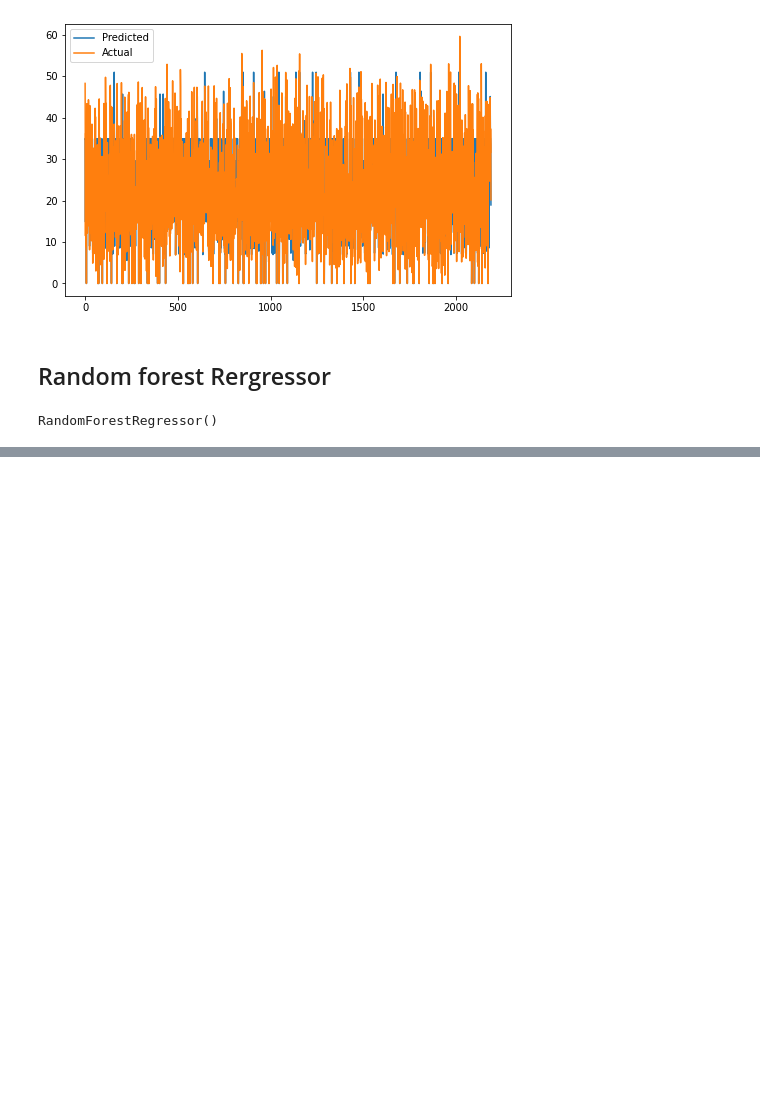
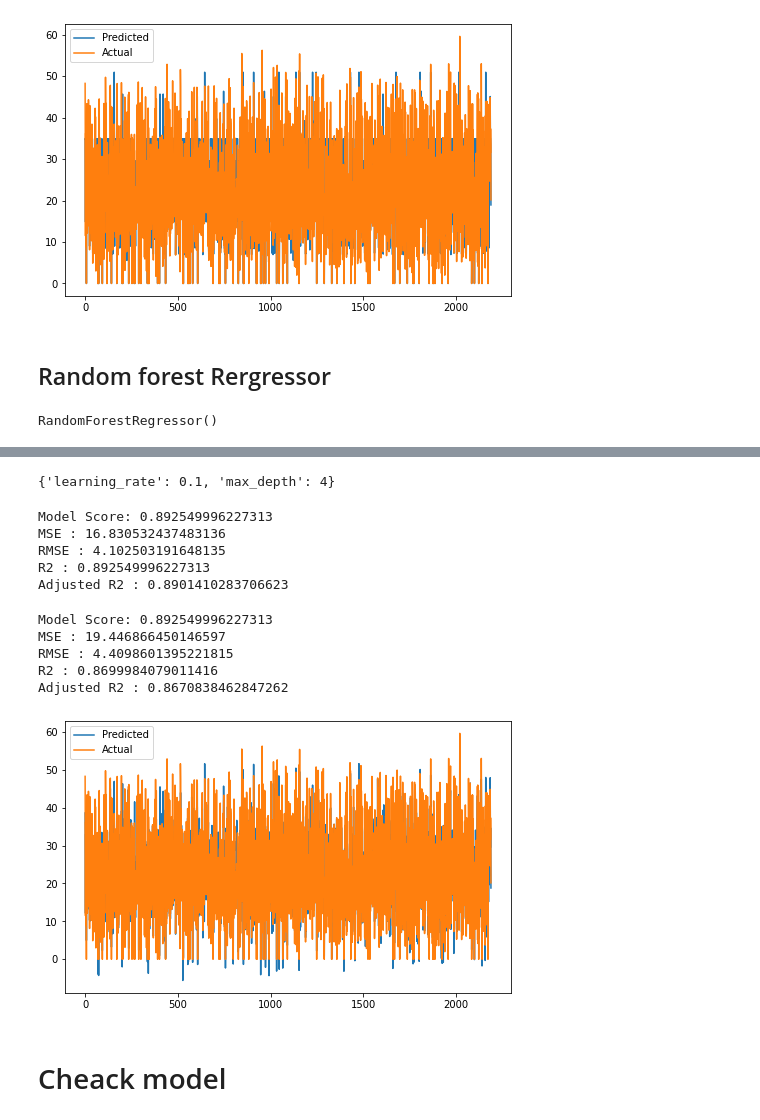
Before and after one commit to satyam-jyoti-sankar/Bike-Sharing-Demand-Prediction-, a Jupyter notebook: Bike_Sharing_Demand_Prediction_Capstone_Project.ipynb, the cells around one changed output, grey strips where cells are left out. Drawn from its saved outputs; the diff is of its cells as text; code cells hidden in the pictures; blank space fills up the shorter version.

```diff
--- a/Bike_Sharing_Demand_Prediction_Capstone_Project.ipynb
+++ b/Bike_Sharing_Demand_Prediction_Capstone_Project.ipynb
@@ -953,0 +1058,15 @@ plt.show()
+# %%
+import xgboost as xgb
+xg_model = xgb.XGBRegressor()
+parameters = {
+    'max_depth':  (4,6,8,10),
+    # 'n_estimators': (100,200,500,1000,1500),
+    'learning_rate': [0.1, 0.01, 0.05,0.09]
+}
+# 'learning_rate': [0.01,0.02,0.03,0.04],
+                  # 'subsample'    : [0.9, 0.5, 0.2, 0.1],
+                  # 'n_estimators' : [100,500,1000, 1500],
+                  # 'max_depth'    : [4,6,8,10]
+# %%
+xg_regression=GridSearchCV(xg_model,param_grid=parameters,scoring='roc_auc',cv=5,verbose=3)
+xg_regression.fit(x_train,y_train)
@@ -953,0 +1095,60 @@ plt.show()
+# %%
+xg_regression.best_params_
+# xg_regression.best_estimator_
+# %% [output]
+{'learning_rate': 0.1, 'max_depth': 4}
+# %%
+xg_regression.best_estimator_
+xg_optimal_model = xg_regression.best_estimator_
+# xg_grid.best_params_
+# Making predictions on train and test data
+
+y_pred_train_x_g = xg_optimal_model.predict(x_train)
+y_pred_test_x_g  = xg_optimal_model.predict(x_test)
+# %%
+#xg after training score for train data
+print("Model Score:",xg_optimal_model.score(x_train,y_train))
+MSE= mean_squared_error(y_train, y_pred_train_x_g)
+print("MSE :",MSE)
+
+RMSE=np.sqrt(MSE)
+print("RMSE :",RMSE)
+r2= r2_score(y_train, y_pred_train_x_g)
+print("R2 :",r2)
+print("Adjusted R2 :",1-(1-r2_score(y_train, y_pred_train_x_g))*((x_test.shape[0]-1)/(x_test.shape[0]-x_test.shape[1]-1)) )
+train['XGBoost']=MSE,RMSE,r2,1-(1-r2_score(y_train, y_pred_train_x_g))*((x_test.shape[0]-1)/(x_test.shape[0]-x_test.shape[1]-1))
+# %% [output]
+Model Score: 0.892549996227313
+MSE : 16.830532437483136
+RMSE : 4.102503191648135
+R2 : 0.892549996227313
+Adjusted R2 : 0.8901410283706623
+# %%
+#Xg boost  after training for test
+print("Model Score:",xg_optimal_model.score(x_train,y_train))
+MSE= mean_squared_error(y_test, y_pred_test_x_g)
+print("MSE :",MSE)
+
+RMSE=np.sqrt(MSE)
+print("RMSE :",RMSE)
+
+r2= r2_score((y_test), (y_pred_test_x_g))
+print("R2 :",r2)
+print("Adjusted R2 :",1-(1-r2_score((y_test), (y_pred_test_x_g)))*((x_test.shape[0]-1)/(x_test.shape[0]-x_test.shape[1]-1)) )
+test['XGBoost']=MSE,RMSE,r2,1-(1-r2_score((y_test), (y_pred_test_x_g)))*((x_test.shape[0]-1)/(x_test.shape[0]-x_test.shape[1]-1))
+# %% [output]
+Model Score: 0.892549996227313
+MSE : 19.446866450146597
+RMSE : 4.4098601395221815
+R2 : 0.8699984079011416
+Adjusted R2 : 0.8670838462847262
+# %%
+plt.figure(figsize=(8,5))
+plt.plot((y_pred_test_x_g))
+plt.plot(np.array((y_test)))
+plt.legend(["Predicted","Actual"])
+plt.show()
+# %% [output]
+[figure, added]
+# %% [markdown]
+# Cheack model
```
Also changed, not shown: parts of 21 cells of this notebook.
